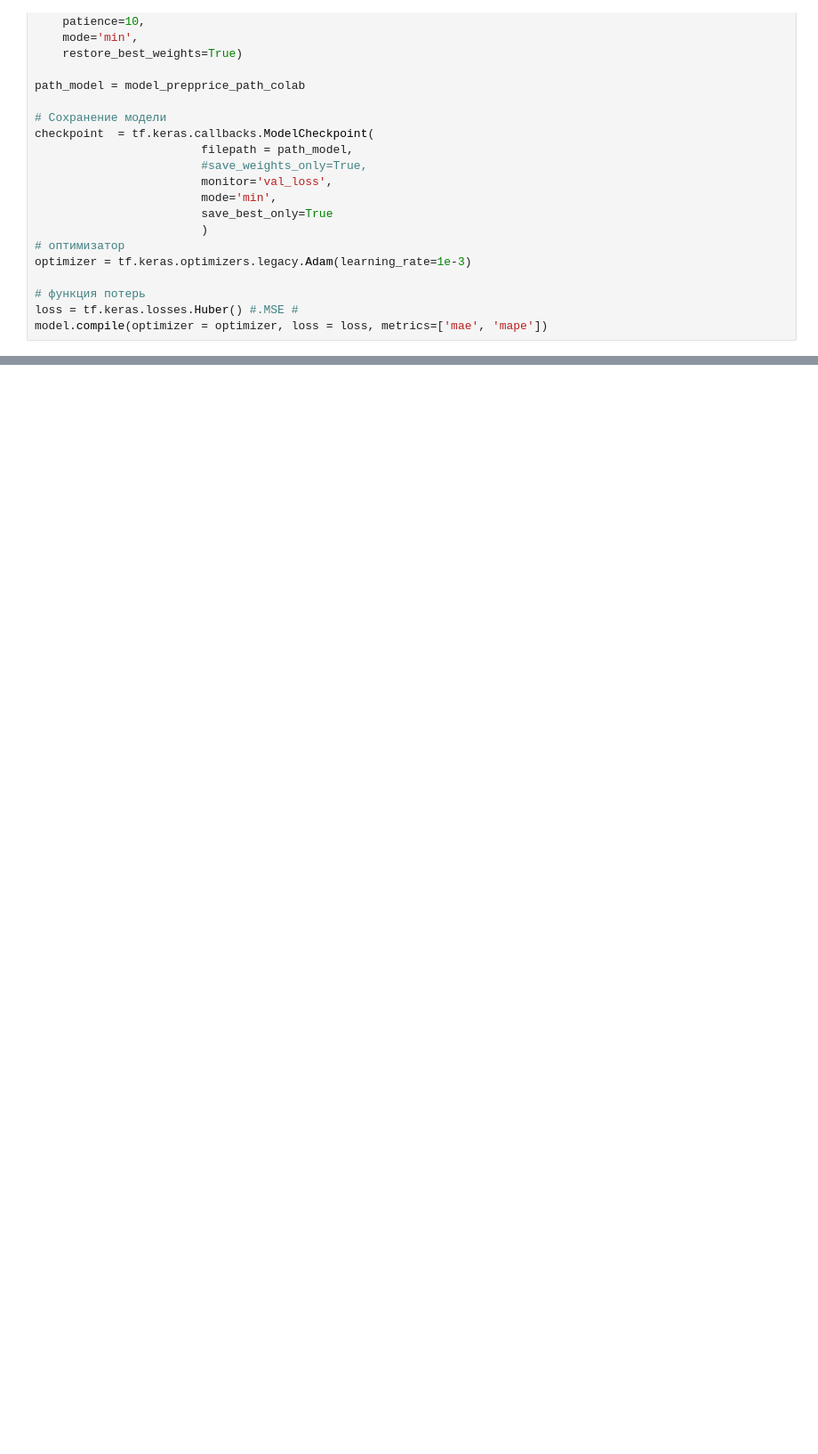
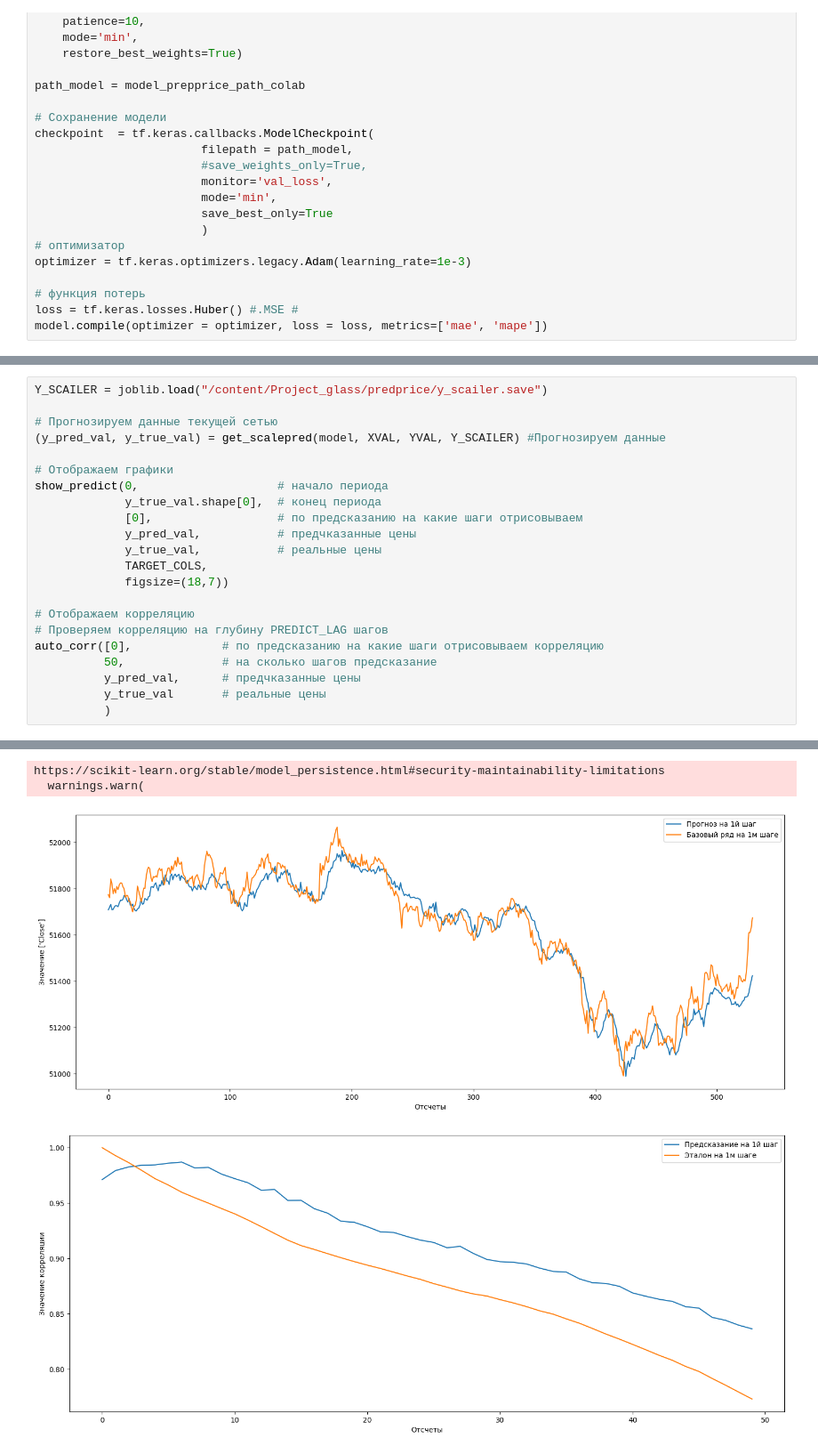
Before and after one commit to Mike030668/Project_glass, a Jupyter notebook: notebooks/train_predprice_model.ipynb, the cells around one changed output, grey strips where cells are left out. Shown at 89% size. Saved outputs shown, nothing was run; the diff lists cells and outputs as text; blank space fills up the shorter version.

Commit message:
estimate price model

```diff
--- a/notebooks/train_predprice_model.ipynb
+++ b/notebooks/train_predprice_model.ipynb
@@ -132,0 +148,23 @@ ModuleNotFoundError: No module named 'utils.estimation'
+# %%
+Y_SCAILER = joblib.load("/content/Project_glass/predprice/y_scailer.save")
+
+# Прогнозируем данные текущей сетью
+(y_pred_val, y_true_val) = get_scalepred(model, XVAL, YVAL, Y_SCAILER) #Прогнозируем данные
+
+# Отображаем графики
+show_predict(0,                    # начало периода
+             y_true_val.shape[0],  # конец периода
+             [0],                  # по предсказанию на какие шаги отрисовываем
+             y_pred_val,           # предчказанные цены
+             y_true_val,           # реальные цены
+             TARGET_COLS,
+             figsize=(18,7))
+
+# Отображаем корреляцию
+# Проверяем корреляцию на глубину PREDICT_LAG шагов
+auto_corr([0],             # по предсказанию на какие шаги отрисовываем корреляцию
+          50,              # на сколько шагов предсказание
+          y_pred_val,      # предчказанные цены
+          y_true_val       # реальные цены
+          )
+# %% [output]
@@ -132,0 +172,4 @@ ModuleNotFoundError: No module named 'utils.estimation'
+https://scikit-learn.org/stable/model_persistence.html#security-maintainability-limitations
+  warnings.warn(
+[figure, added]
+[figure, added]
```
Also changed, not shown: parts of 15 cells of this notebook, 5 other files.
